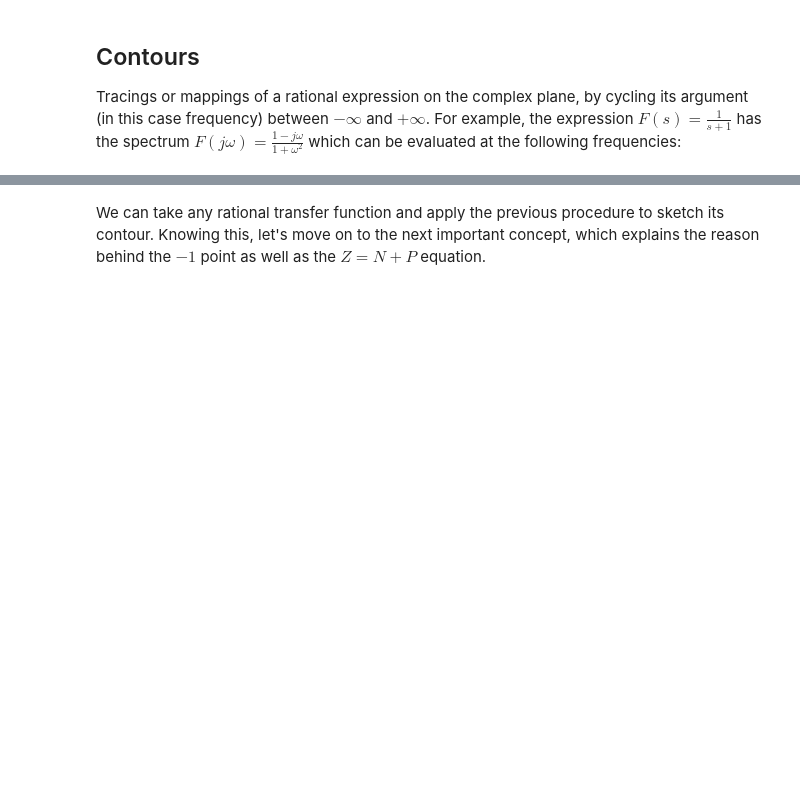
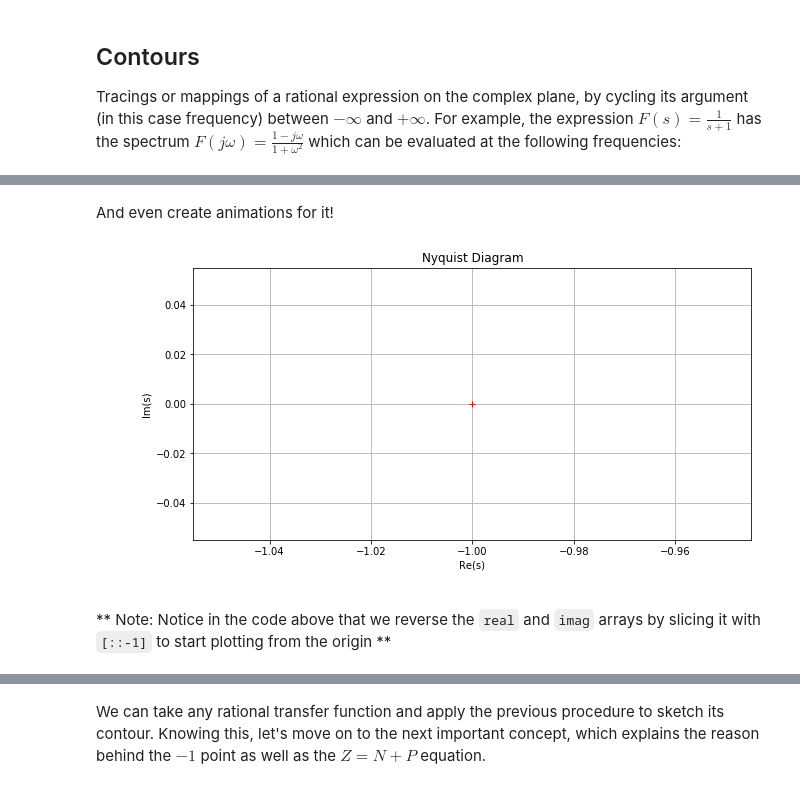
Before and after one commit to OpenChemE/CHBE356, a Jupyter notebook: Notebooks/4. Stability Analysis/Nyquist Stability.ipynb, the cells around one changed output, grey strips where cells are left out. Saved outputs shown, nothing was run; the diff lists cells and outputs as text; code cells hidden in the pictures; blank space fills up the shorter version.

```diff
--- a/Notebooks/4. Stability Analysis/Nyquist Stability.ipynb
+++ b/Notebooks/4. Stability Analysis/Nyquist Stability.ipynb
@@ -51,0 +72,72 @@ Knowing these points, the contour of F can be traced, and software such as MATLA
+# %% [markdown]
+And even create animations for it!
+# %%
+# https://stackoverflow.com/questions/49722298/drawing-a-nyquist-diagram-animation-on-python
+from matplotlib import animation
+from IPython.display import HTML
+from matplotlib.patches import Arrow
+
+# Set up figure params
+fig = plt.figure(figsize=(10,5))
+ax = fig.add_subplot(1,1,1)
+ax.grid(True)
+ax.set_title('Nyquist Diagram')
+ax.set_xlabel('Re(s)')
+ax.set_ylabel('Im(s)')
+
+# Our Nyquist data
+realData, imagData, mirrorImagData = [], [], []
+actual_line, = ax.plot([], [], 'b', animated=True)
+mirror_line, = ax.plot([], [], '--b', animated=True)
+actual_arrow = ax.annotate('', xy = (0,0),
+                        xytext = (0,0),
+                        size=15,
+                        arrowprops = {'arrowstyle': "->"})
+mirror_arrow = ax.annotate('', xy = (0,0),
+                        xytext = (0,0),
+                        size=15,
+                        arrowprops = {'arrowstyle': "->"})
+
+# Mark the -1 point
+ax.plot([-1], [0], 'r+')
+
+# Flip the data to start plotting from the origin
+real = real_arr[::-1]
+imag = imag_arr[::-1]
+
+def init():
+    ax.set_xlim(-1.1, 1.1)
+    ax.set_ylim(-0.55, 0.55)
+    return line,
+
+def animate(i):
+    mirror = np.negative(imag)
+    realData.append(real[i])
+    imagData.append(imag[i])
+    mirrorImagData.append(mirror[i])
+
+    # plot the actual line
+    actual_line.set_data(realData, imagData)
+    actual_arrow.set_position((real[i],imag[i]))
+
+    # plot the mirror image
+    mirror_line.set_data(realData, mirrorImagData)
+    mirror_arrow.set_position((real[i],mirror[i]))
+
+    # This is a crude way to handle the last data point
+    if i < len(real)-1:
+        actual_arrow.xy = (real[i+1],imag[i+1])
+        mirror_arrow.xy = (real[i+1],mirror[i+1])
+    else:
+        actual_arrow.xy = (real[i],imag[i])
+        mirror_arrow.xy = (real[i],mirror[i])
+
+
+    # Print out the current frame using "\r", the 'carriage return' character, as our end character.
+    # This makes Python print the frame on the same line.
+    print("Frame: {:0d}".format(i), end="\r")
+    return (actual_line,mirror_line,actual_arrow,mirror_arrow)
+# %% [output]
+[figure, added]
+# %% [markdown]
+** Note: Notice in the code above that we reverse the `real` and `imag` arrays by slicing it with `[::-1]` to start plotting from the origin **
```
Also changed, not shown: parts of 6 cells of this notebook, 1 other file.
